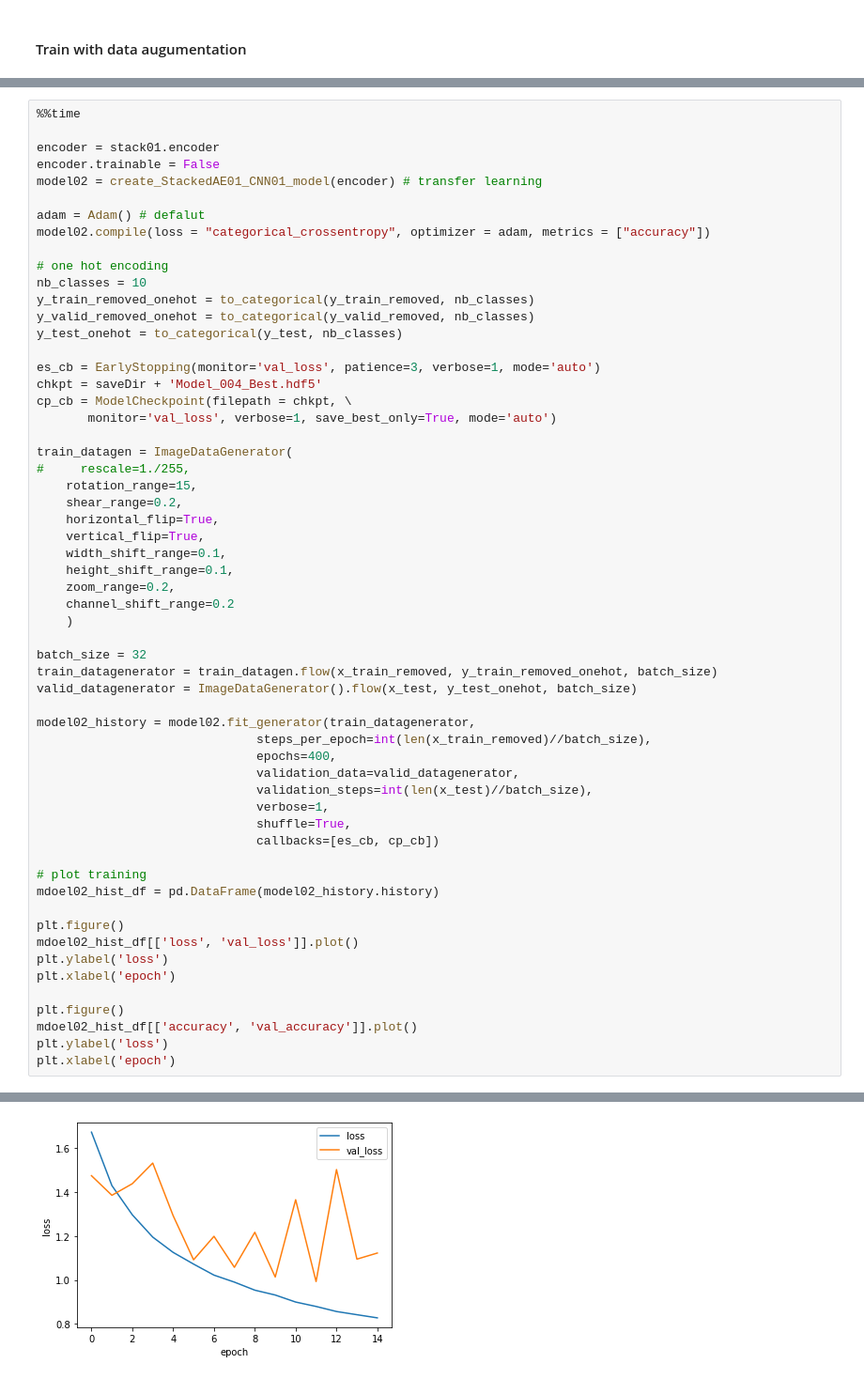
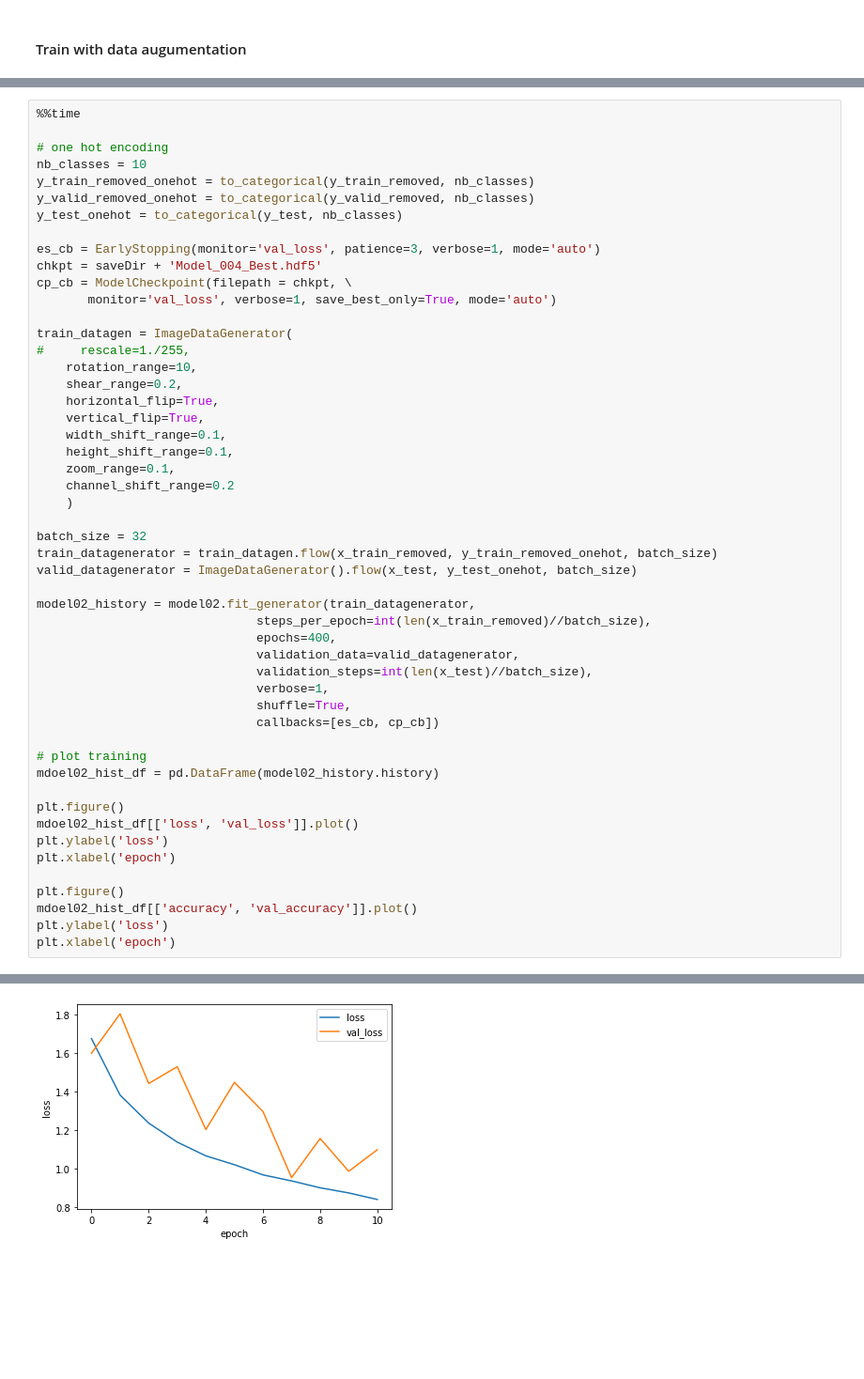
Before and after one commit to Beluuuuuuga/tmp_homework, a Jupyter notebook: notebooks/AE_2_CNN_002.ipynb, the cells around one changed output, grey strips where cells are left out. Shown at 94% size. Saved outputs shown, nothing was run; the diff lists cells and outputs as text; blank space fills up the shorter version.

```diff
--- a/notebooks/AE_2_CNN_002.ipynb
+++ b/notebooks/AE_2_CNN_002.ipynb
@@ -402,12 +428,5 @@ model01.evaluate(x_test, y_test_onehot)
 # %%
 %%time
-
-encoder = stack01.encoder
-encoder.trainable = False
-model02 = create_StackedAE01_CNN01_model(encoder) # transfer learning
-
-adam = Adam() # defalut
-model02.compile(loss = "categorical_crossentropy", optimizer = adam, metrics = ["accuracy"])
 
 # one hot encoding
 nb_classes = 10
@@ -422,13 +441,13 @@ cp_cb = ModelCheckpoint(filepath = chkpt, \
 
 train_datagen = ImageDataGenerator(
 #     rescale=1./255,
-    rotation_range=15,
+    rotation_range=10,
     shear_range=0.2,
     horizontal_flip=True,
     vertical_flip=True,
     width_shift_range=0.1,
     height_shift_range=0.1,
-    zoom_range=0.2,
+    zoom_range=0.1,
     channel_shift_range=0.2
     )
 
@@ -478,4 +497,4 @@ Wall time: 18min 18s
 Text(0.5, 0, 'epoch')
 <Figure size 432x288 with 0 Axes>
-[figure, old version]
+[figure, new version]
 <Figure size 432x288 with 0 Axes>
```
Also changed, not shown: parts of 22 cells of this notebook, 2 other files.
